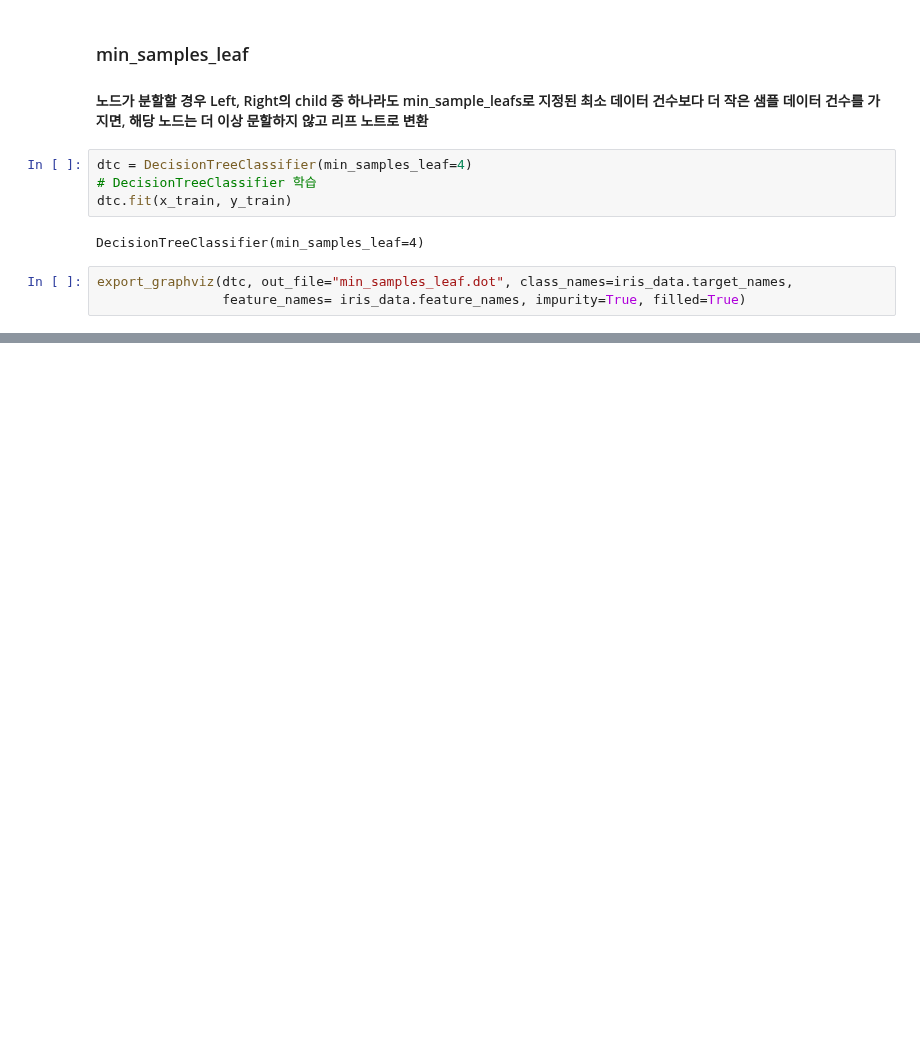
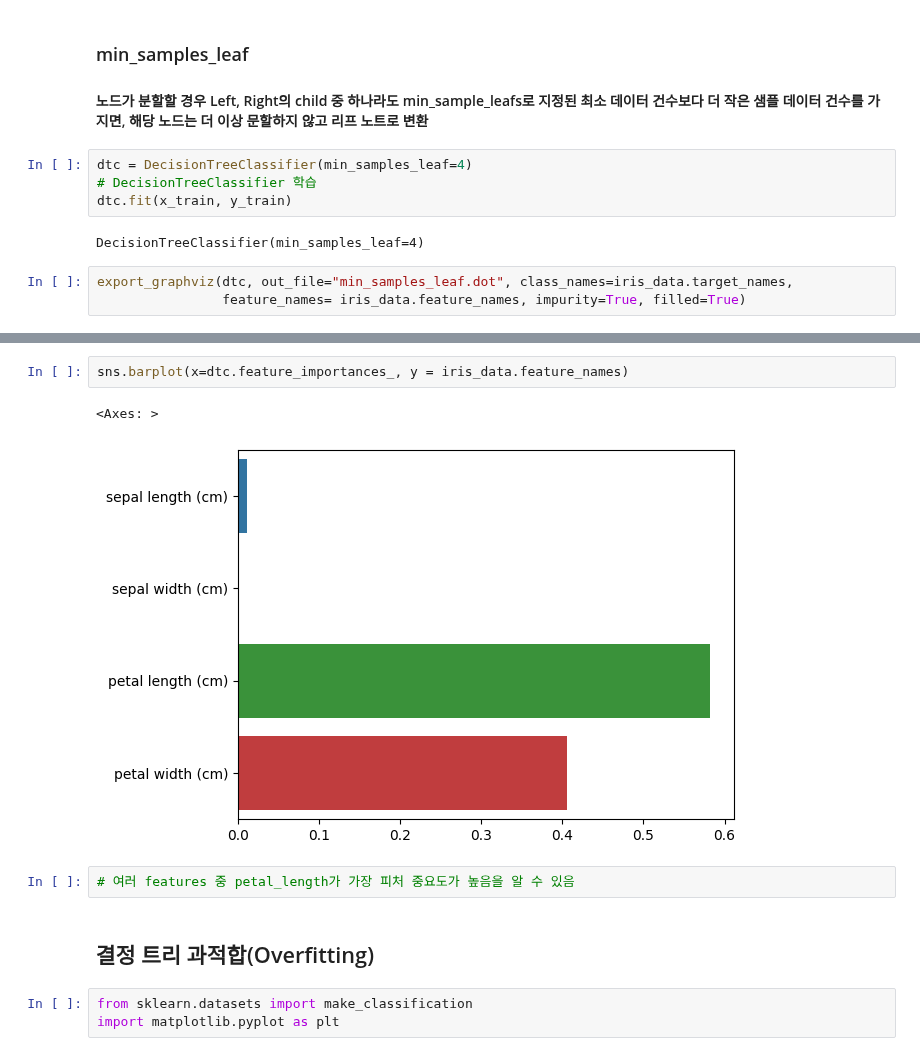
Before and after one commit to SCUTUM98/MachineLearning_Class, a Jupyter notebook: 0619_머신러닝분류.ipynb, the cells around one changed output, grey strips where cells are left out. Drawn from its saved outputs; the diff is of its cells as text; blank space fills up the shorter version.

Commit message:
overfitting

```diff
--- a/0619_머신러닝분류.ipynb
+++ b/0619_머신러닝분류.ipynb
@@ -110,0 +128,12 @@ graphviz.Source(dot_graph)
+# %%
+sns.barplot(x=dtc.feature_importances_, y = iris_data.feature_names)
+# %% [output]
+<Axes: >
+[figure, added]
+# %%
+# 여러 features 중 petal_length가 가장 피처 중요도가 높음을 알 수 있음
+# %% [markdown]
+## 결정 트리 과적합(Overfitting)
+# %%
+from sklearn.datasets import make_classification
+import matplotlib.pyplot as plt
```
Also changed, not shown: parts of 4 cells of this notebook.
